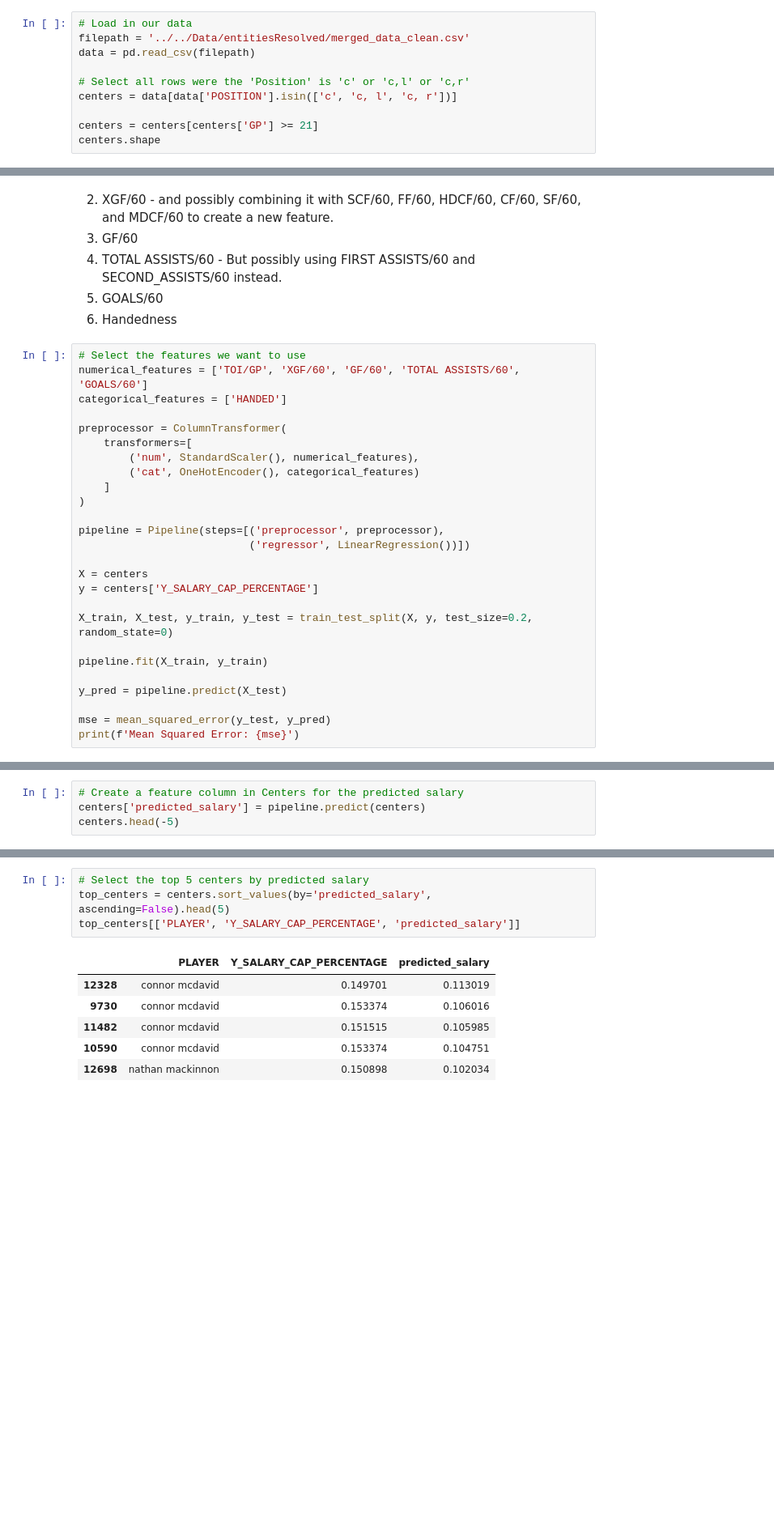
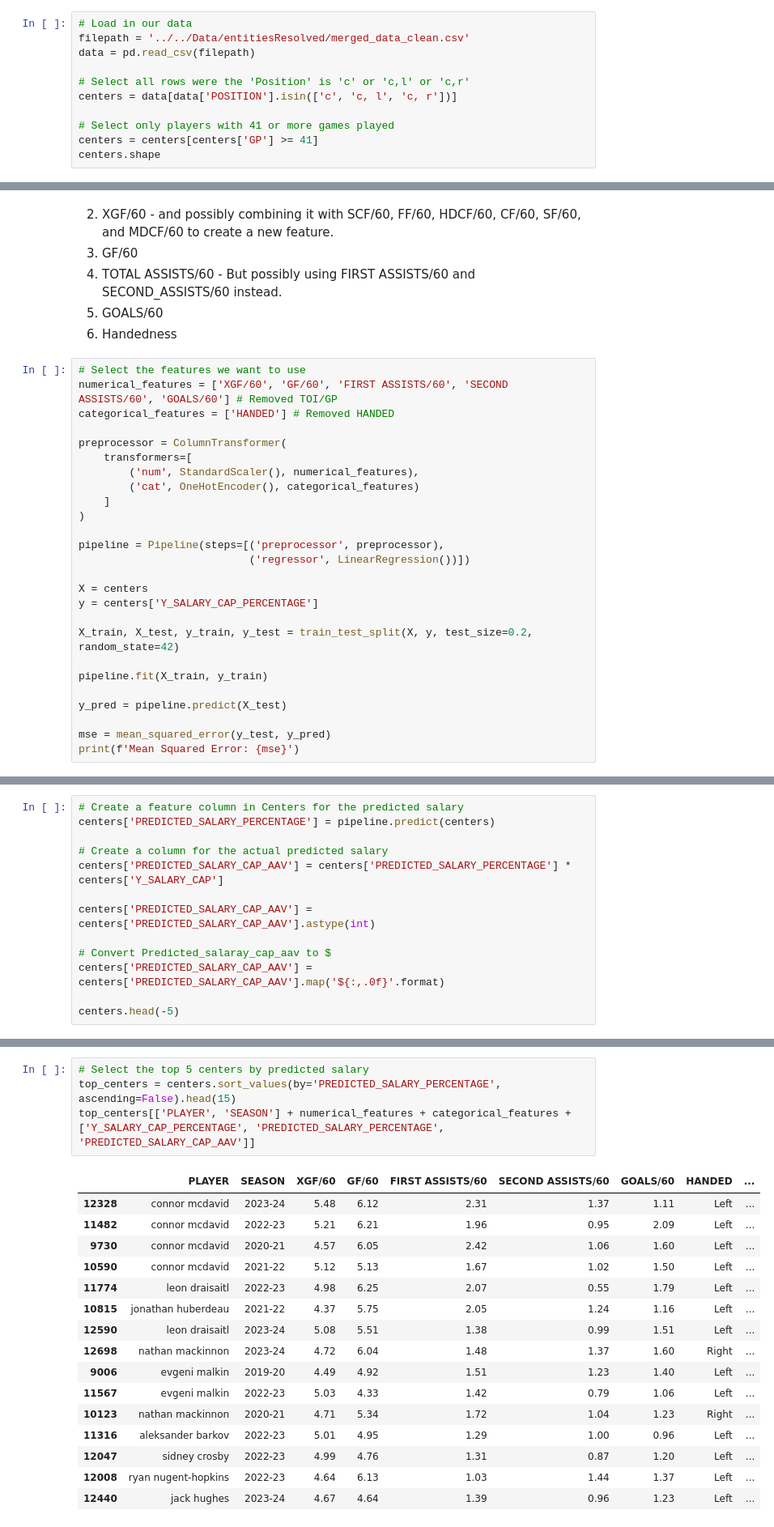
Before and after one commit to MichaelKuby/CMPT733_CapstoneProject_NHLPlayerValue, a Jupyter notebook: Hockey_Salary_Research/Script/5_ModelTraining/0_C_Model_Train.ipynb, the cells around one changed output, grey strips where cells are left out. Shown at 81% size. Drawn from its saved outputs; the diff is of its cells as text; blank space fills up the shorter version.

```diff
--- a/Hockey_Salary_Research/Script/5_ModelTraining/0_C_Model_Train.ipynb
+++ b/Hockey_Salary_Research/Script/5_ModelTraining/0_C_Model_Train.ipynb
@@ -20,6 +20,7 @@ data = pd.read_csv(filepath)
 # Select all rows were the 'Position' is 'c' or 'c,l' or 'c,r'
 centers = data[data['POSITION'].isin(['c', 'c, l', 'c, r'])]
 
-centers = centers[centers['GP'] >= 21]
+# Select only players with 41 or more games played
+centers = centers[centers['GP'] >= 41]
 centers.shape
 # %% [output]
@@ -37,8 +38,8 @@ Recall that the EDA done revealed that we should try to use the following featur
 6. Handedness
 # %%
 # Select the features we want to use
-numerical_features = ['TOI/GP', 'XGF/60', 'GF/60', 'TOTAL ASSISTS/60', 'GOALS/60']
-categorical_features = ['HANDED']
+numerical_features = ['XGF/60', 'GF/60', 'FIRST ASSISTS/60', 'SECOND ASSISTS/60', 'GOALS/60'] # Removed TOI/GP
+categorical_features = ['HANDED'] # Removed HANDED
 
 preprocessor = ColumnTransformer(
     transformers=[
@@ -53,7 +54,7 @@ pipeline = Pipeline(steps=[('preprocessor', preprocessor),
 X = centers
 y = centers['Y_SALARY_CAP_PERCENTAGE']
 
-X_train, X_test, y_train, y_test = train_test_split(X, y, test_size=0.2, random_state=0)
+X_train, X_test, y_train, y_test = train_test_split(X, y, test_size=0.2, random_state=42)
 
 pipeline.fit(X_train, y_train)
 
@@ -66,6 +67,15 @@ Mean Squared Error: 0.000652220784355844
 # %%
 # Create a feature column in Centers for the predicted salary
-centers['predicted_salary'] = pipeline.predict(centers)
+centers['PREDICTED_SALARY_PERCENTAGE'] = pipeline.predict(centers)
+
+# Create a column for the actual predicted salary
+centers['PREDICTED_SALARY_CAP_AAV'] = centers['PREDICTED_SALARY_PERCENTAGE'] * centers['Y_SALARY_CAP']
+
+centers['PREDICTED_SALARY_CAP_AAV'] = centers['PREDICTED_SALARY_CAP_AAV'].astype(int)
+
+# Convert Predicted_salaray_cap_aav to $
+centers['PREDICTED_SALARY_CAP_AAV'] = centers['PREDICTED_SALARY_CAP_AAV'].map('${:,.0f}'.format)
+
 centers.head(-5)
 # %% [output]
 |  | POSITION | PLAYER | TEAM | TOI | GP | TOI/GP | GOALS/60 | TOTAL ASSISTS/60 | FIRST ASSISTS/60 | ... |
@@ -84,13 +94,23 @@ centers.head(-5)
 # %%
 # Select the top 5 centers by predicted salary
-top_centers = centers.sort_values(by='predicted_salary', ascending=False).head(5)
-top_centers[['PLAYER', 'Y_SALARY_CAP_PERCENTAGE', 'predicted_salary']]
+top_centers = centers.sort_values(by='PREDICTED_SALARY_PERCENTAGE', ascending=False).head(15)
+top_centers[['PLAYER', 'SEASON'] + numerical_features + categorical_features + ['Y_SALARY_CAP_PERCENTAGE', 'PREDICTED_SALARY_PERCENTAGE', 'PREDICTED_SALARY_CAP_AAV']]
 # %% [output]
-|  | PLAYER | Y_SALARY_CAP_PERCENTAGE | predicted_salary |
-| 12328 | connor mcdavid | 0.149701 | 0.113019 |
-| 9730 | connor mcdavid | 0.153374 | 0.106016 |
-| 11482 | connor mcdavid | 0.151515 | 0.105985 |
-| 10590 | connor mcdavid | 0.153374 | 0.104751 |
-| 12698 | nathan mackinnon | 0.150898 | 0.102034 |
+|  | PLAYER | SEASON | XGF/60 | GF/60 | FIRST ASSISTS/60 | SECOND ASSISTS/60 | GOALS/60 | HANDED | ... |
+| 12328 | connor mcdavid | 2023-24 | 5.48 | 6.12 | 2.31 | 1.37 | 1.11 | Left | ... |
+| 11482 | connor mcdavid | 2022-23 | 5.21 | 6.21 | 1.96 | 0.95 | 2.09 | Left | ... |
+| 9730 | connor mcdavid | 2020-21 | 4.57 | 6.05 | 2.42 | 1.06 | 1.60 | Left | ... |
+| 10590 | connor mcdavid | 2021-22 | 5.12 | 5.13 | 1.67 | 1.02 | 1.50 | Left | ... |
+| 11774 | leon draisaitl | 2022-23 | 4.98 | 6.25 | 2.07 | 0.55 | 1.79 | Left | ... |
+| 10815 | jonathan huberdeau | 2021-22 | 4.37 | 5.75 | 2.05 | 1.24 | 1.16 | Left | ... |
+| 12590 | leon draisaitl | 2023-24 | 5.08 | 5.51 | 1.38 | 0.99 | 1.51 | Left | ... |
+| 12698 | nathan mackinnon | 2023-24 | 4.72 | 6.04 | 1.48 | 1.37 | 1.60 | Right | ... |
+| 9006 | evgeni malkin | 2019-20 | 4.49 | 4.92 | 1.51 | 1.23 | 1.40 | Left | ... |
+| 11567 | evgeni malkin | 2022-23 | 5.03 | 4.33 | 1.42 | 0.79 | 1.06 | Left | ... |
+| 10123 | nathan mackinnon | 2020-21 | 4.71 | 5.34 | 1.72 | 1.04 | 1.23 | Right | ... |
+| 11316 | aleksander barkov | 2022-23 | 5.01 | 4.95 | 1.29 | 1.00 | 0.96 | Left | ... |
+| 12047 | sidney crosby | 2022-23 | 4.99 | 4.76 | 1.31 | 0.87 | 1.20 | Left | ... |
+| 12008 | ryan nugent-hopkins | 2022-23 | 4.64 | 6.13 | 1.03 | 1.44 | 1.37 | Left | ... |
+| 12440 | jack hughes | 2023-24 | 4.67 | 4.64 | 1.39 | 0.96 | 1.23 | Left | ... |
 # %%
 # Select the top 15 centers with the largest discrepency between predicted salary and actual salary
```
Also changed, not shown: parts of 7 cells of this notebook.
